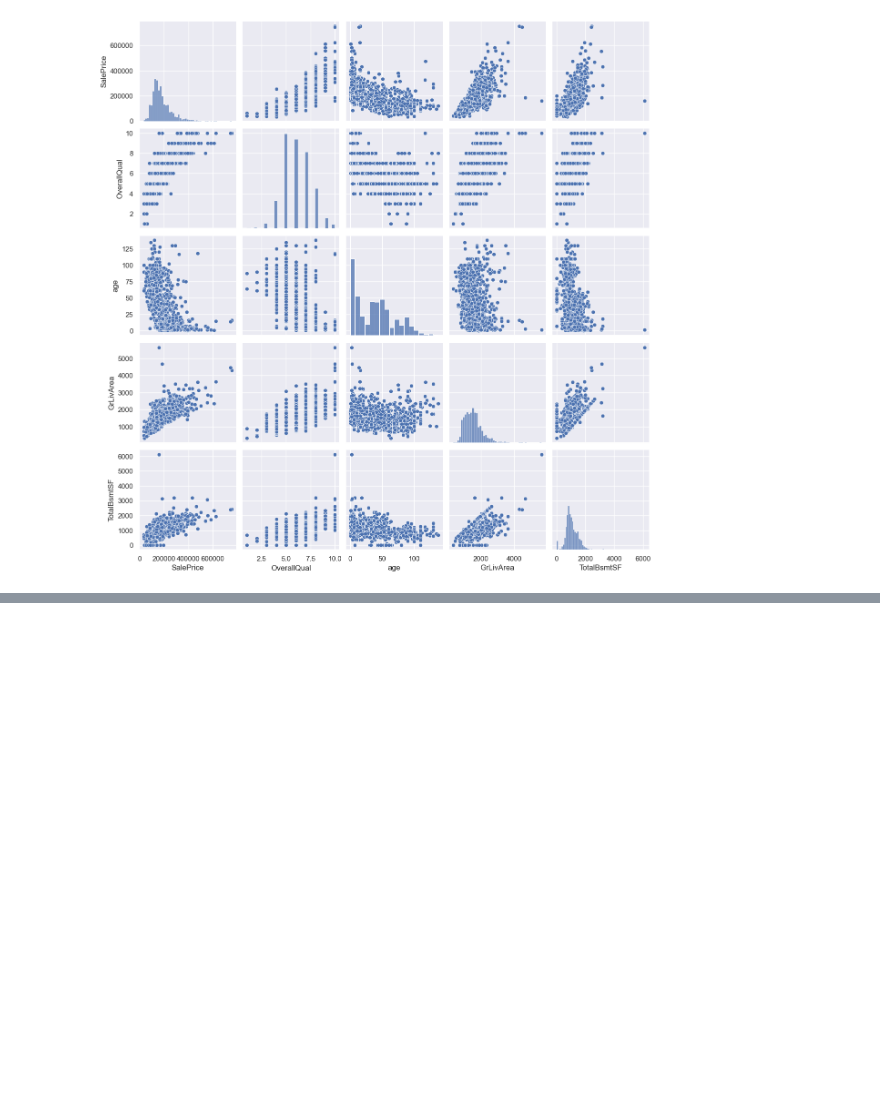
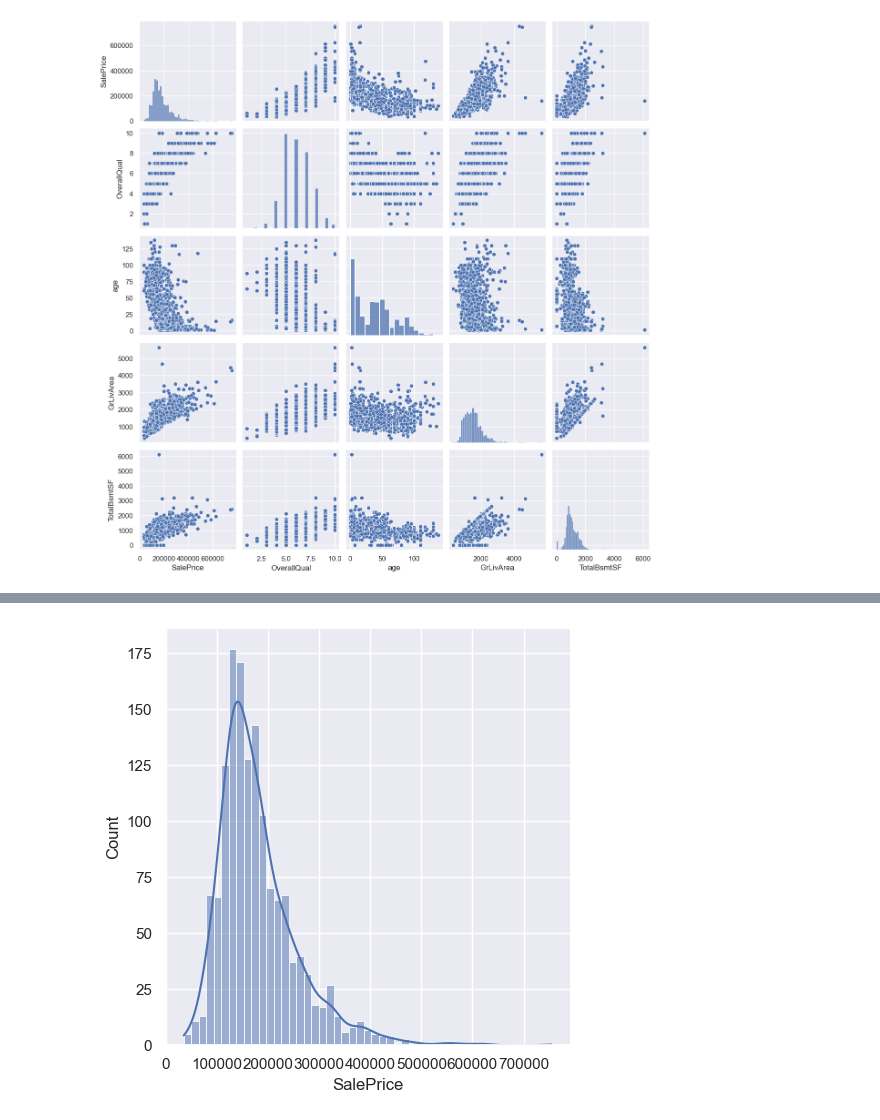
Before and after one commit to caffeinatedwoof/kaggle_predict_housing_prices, a Jupyter notebook: eda.ipynb, the cells around one changed output, grey strips where cells are left out. Drawn from its saved outputs; the diff is of its cells as text; code cells hidden in the pictures; blank space fills up the shorter version.

```diff
--- a/eda.ipynb
+++ b/eda.ipynb
@@ -290,0 +357,3 @@ plt.show();
+# %%
+remaining = train[train['PoolQC'].isnull()]
+remaining['SalePrice'].describe()
@@ -290,0 +370,4 @@ plt.show();
+# %%
+sns.displot(remaining['SalePrice'],kde='True');
+# %% [output]
+[figure, added]
```
Also changed, not shown: parts of 22 cells of this notebook.
